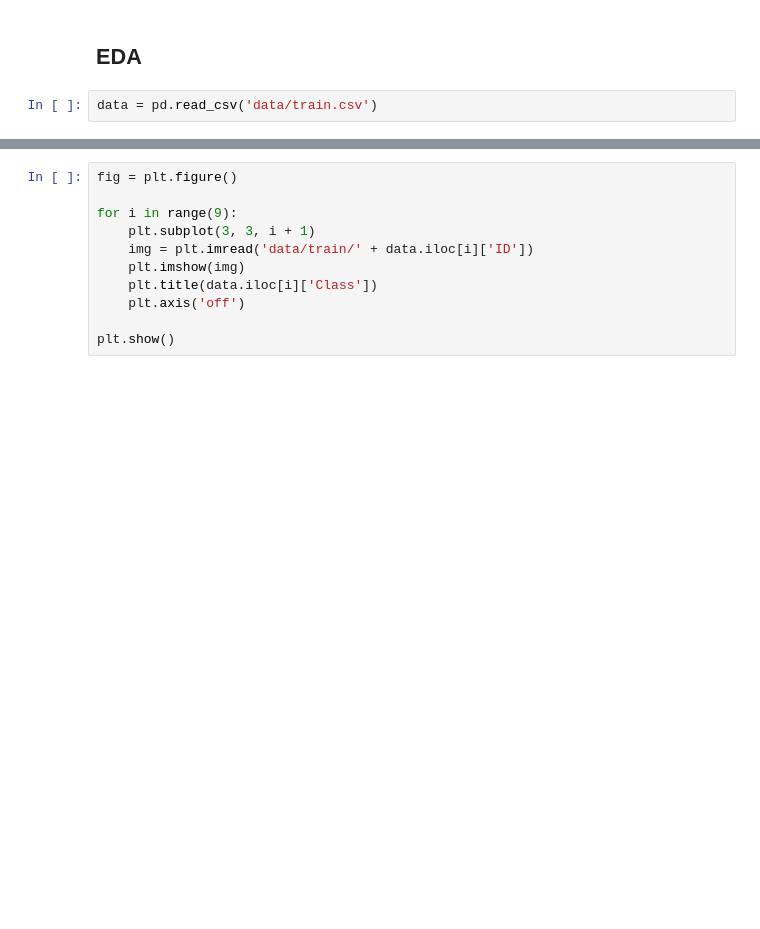
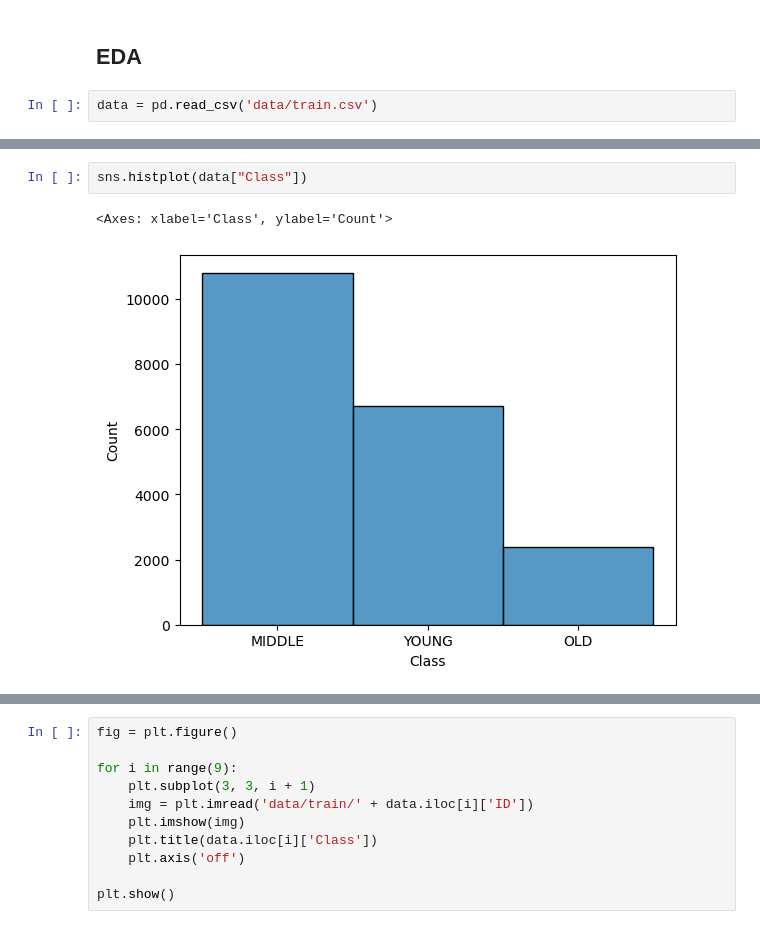
Before and after one commit to riso1410/CNN-AgeRecognition, a Jupyter notebook: age_recognition.ipynb, the cells around one changed output, grey strips where cells are left out. Cells and saved outputs as stored; diff of their text form; blank space fills up the shorter version.

```diff
--- a/age_recognition.ipynb
+++ b/age_recognition.ipynb
@@ -44,6 +46,11 @@ data = pd.read_csv('data/train.csv')
 dfSummary(data)
 # %% [output]
 [interactive output not drawn]
+# %%
+sns.histplot(data["Class"])
+# %% [output]
+<Axes: xlabel='Class', ylabel='Count'>
+[figure, added]
 # %%
 image_sizes = []
 
```
Also changed, not shown: parts of 21 cells of this notebook.
